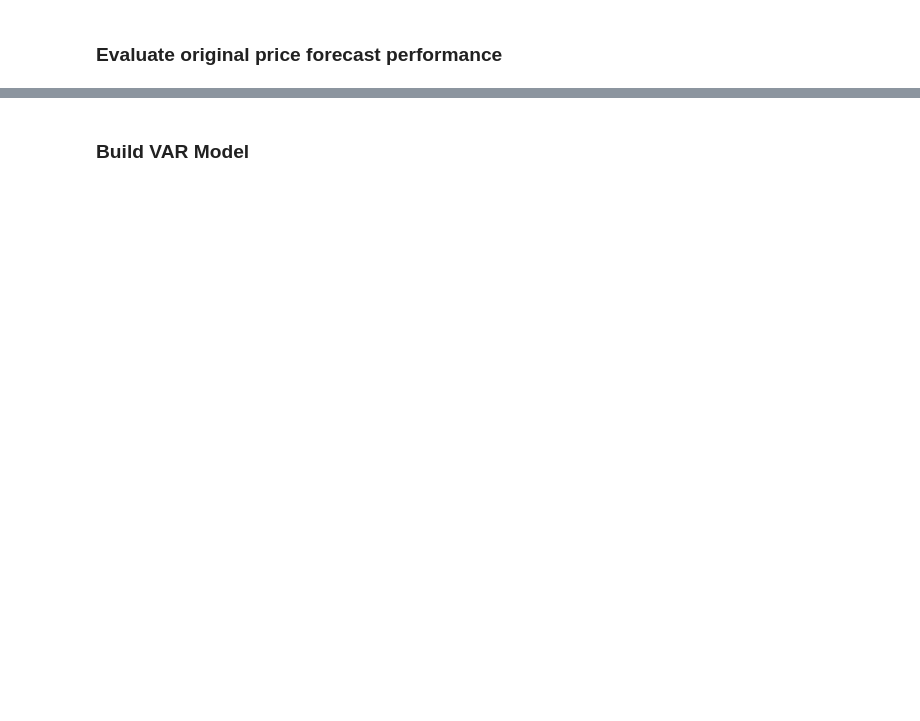
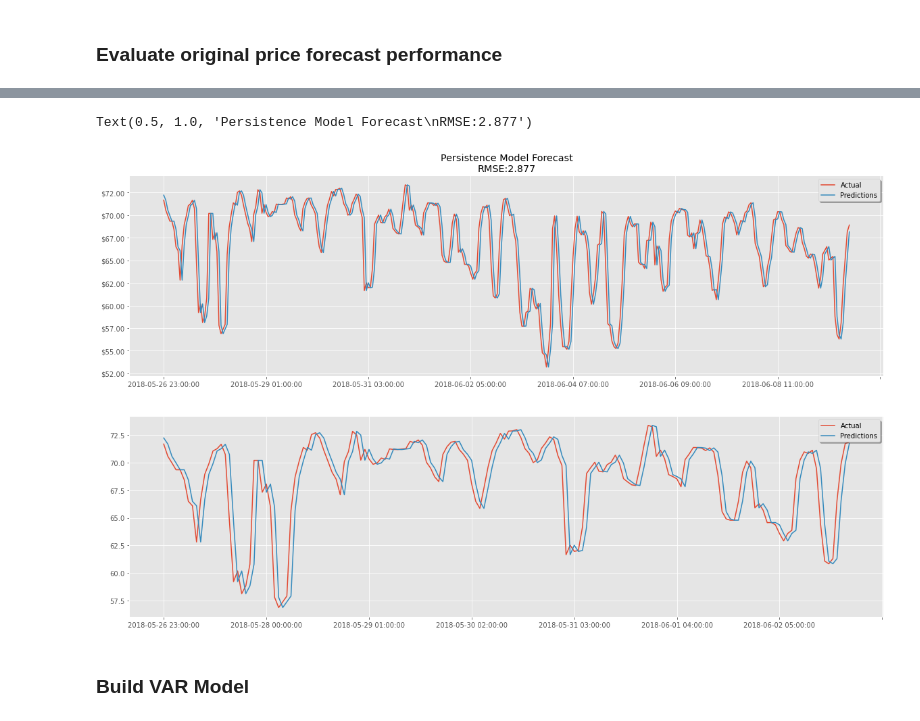
Before and after one commit to KishenSharma6/SpainEnergyAnalysis, a Jupyter notebook: Project Codes/04_Modeling/2020_0622_Model_Development.ipynb, the cells around one changed output, grey strips where cells are left out. Saved outputs shown, nothing was run; the diff lists cells and outputs as text; code cells hidden in the pictures; blank space fills up the shorter version.

```diff
--- a/Project Codes/04_Modeling/2020_0622_Model_Development.ipynb
+++ b/Project Codes/04_Modeling/2020_0622_Model_Development.ipynb
@@ -18,7 +18,7 @@ import warnings
 pd.options.display.max_rows = 100
 
 #Set style for matplotlib
-plt.style.use('seaborn-deep')
+plt.style.use('ggplot')
 
 #Surpress annoying warnings
 warnings.filterwarnings('ignore')
@@ -66,0 +128,8 @@ Price forecasts shape: (35064, 1)
+# %%
+#Build forecast
+history = [value for value in y_train]
+predictions = []
+
+for i in range(len(y_test)):
+    predictions.append(history[-1])
+    history.append(y_test[i])
@@ -67,2 +153,23 @@ Price forecasts shape: (35064, 1)
+# %%
+#Create fig
+f, ax = plt.subplots(2,1,figsize = (20,12))
+
+#Evaluate base model and store as metrics
+metrics= model_performance(predictions,y_test)
+
+#Plot data 2 week zoom
+timeseries_plot(y_test[:24*14], ax=ax[0], label = 'Actual')
+timeseries_plot(pd.Series(predictions[:24*14]), ax=ax[0], label = 'Predictions', legend=True)
+
+#Plot data 1 week zoom
+timeseries_plot(y_test[:24*7], ax=ax[1], label = 'Actual')
+timeseries_plot(pd.Series(predictions[:24*7]), ax=ax[1], label = 'Predictions', legend=True)
+
+###Set plot aesthetics###
+ax[0].get_yaxis().set_major_formatter(plt.FuncFormatter(lambda x, loc: "${:}.00".format(int(x))))
+ax[0].set_title('Persistence Model Forecast\nRMSE:{}'.format(round(metrics['RMSE'],3)))
+# %% [output]
+Text(0.5, 1.0, 'Persistence Model Forecast\nRMSE:2.877')
+[figure, added]
 # %% [markdown]
 ### Build VAR Model
```
Also changed, not shown: parts of 16 cells of this notebook, 3 other files.
